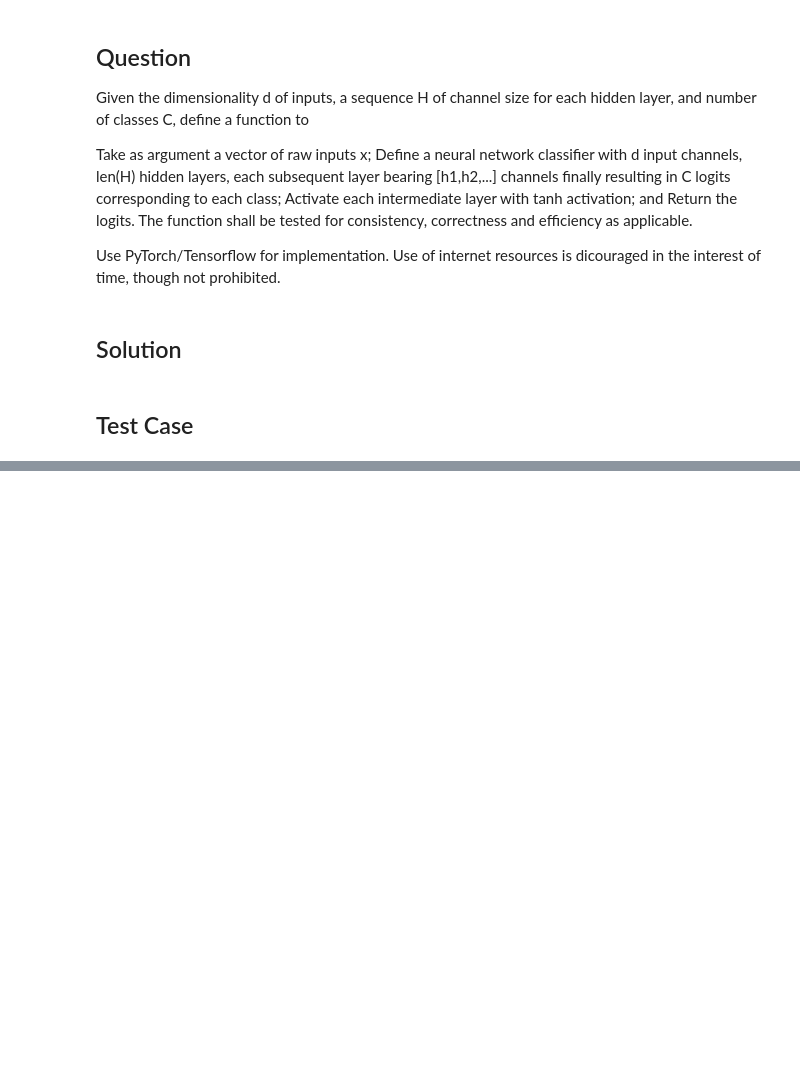
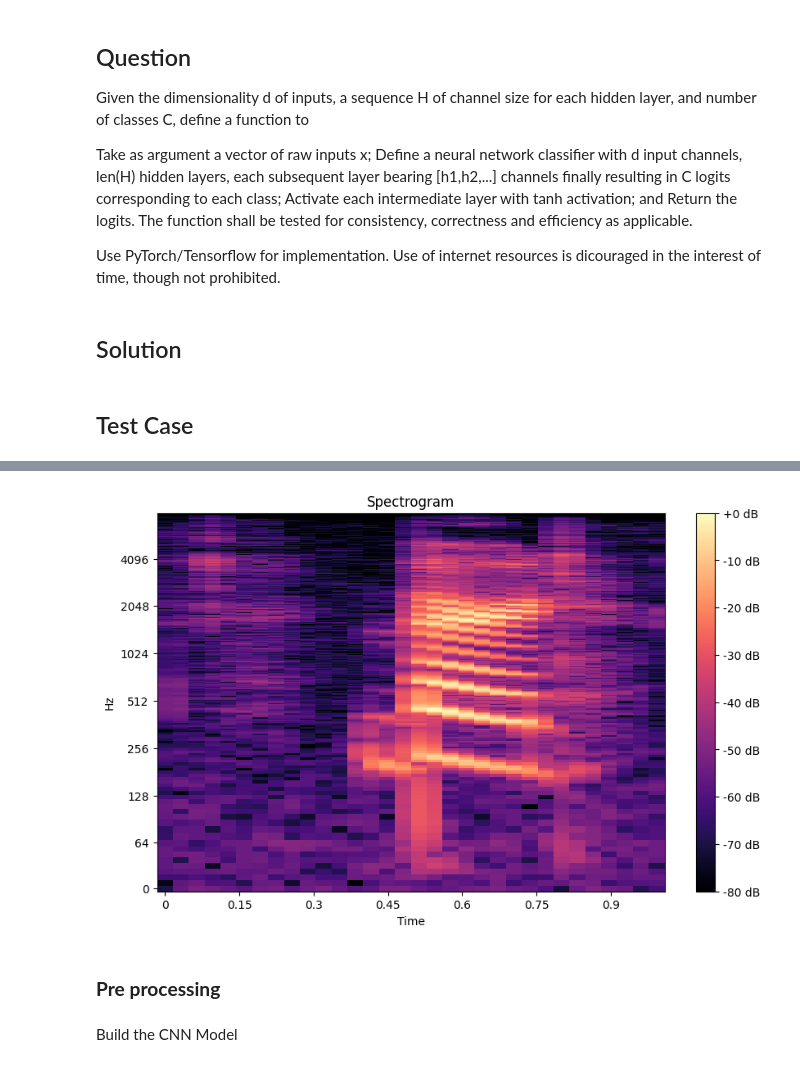
Before and after one commit to RKayyy/102116008-SESS_LE1, a Jupyter notebook: 102116008_ReitikaKumar.ipynb, the cells around one changed output, grey strips where cells are left out. Cells and saved outputs as stored; diff of their text form; code cells hidden in the pictures; blank space fills up the shorter version.

```diff
--- a/102116008_ReitikaKumar.ipynb
+++ b/102116008_ReitikaKumar.ipynb
@@ -44,0 +174,19 @@ y_hat.size()
+# %%
+# Perform Fourier Transform on a sample
+import librosa.display
+
+# Calculate the Short-Time Fourier Transform (STFT)
+D = np.abs(librosa.stft(y))
+
+# Plot the spectrogram
+plt.figure(figsize=(10, 6))
+librosa.display.specshow(librosa.amplitude_to_db(D, ref=np.max), sr=sr, x_axis='time', y_axis='log')
+plt.colorbar(format='%+2.0f dB')
+plt.title('Spectrogram')
+plt.show()
+# %% [output]
+[figure, added]
+# %% [markdown]
+### **Pre processing**
+# %% [markdown]
+Build the CNN Model
```
Also changed, not shown: parts of 16 cells of this notebook.
